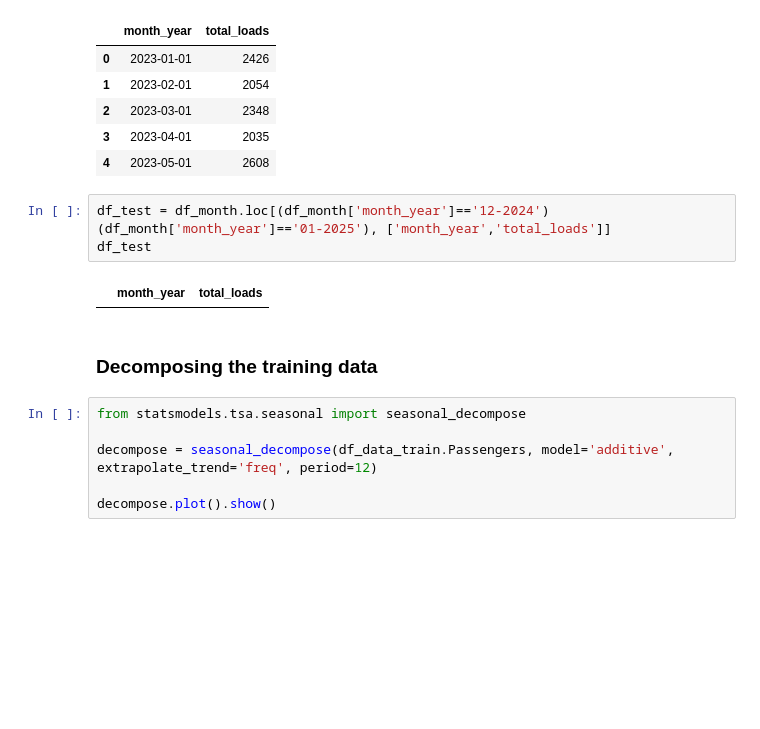
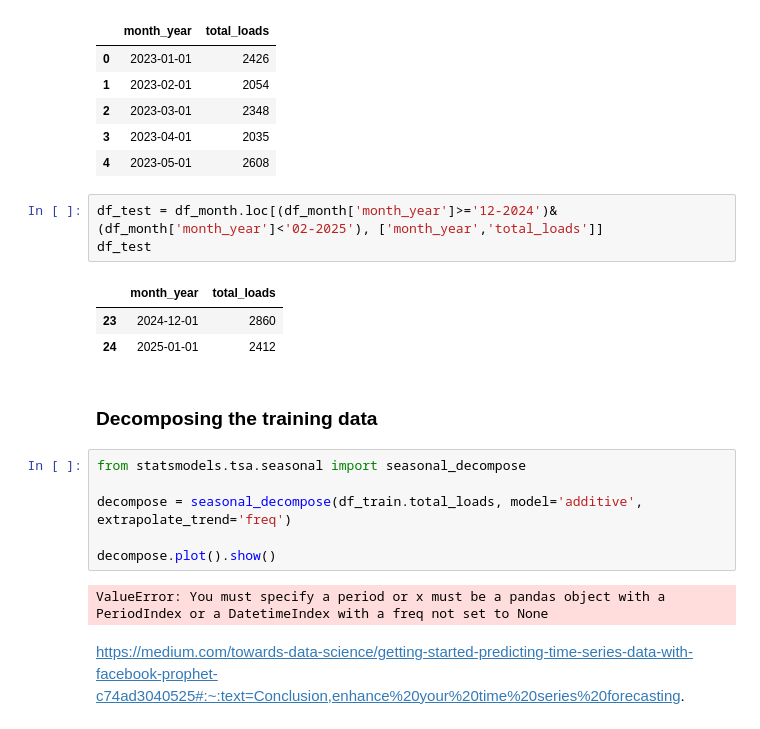
Before and after one commit to diogojfr/time_series_studies, a Jupyter notebook: Daily Loads.ipynb, the cells around one changed output. Cells and saved outputs as stored; diff of their text form; blank space fills up the shorter version.

```diff
--- a/Daily Loads.ipynb
+++ b/Daily Loads.ipynb
@@ -199,15 +200,21 @@ df_train.head()
 | 3 | 2023-04-01 | 2035 |
 | 4 | 2023-05-01 | 2608 |
 # %%
-df_test = df_month.loc[(df_month['month_year']=='12-2024')(df_month['month_year']=='01-2025'), ['month_year','total_loads']]
+df_test = df_month.loc[(df_month['month_year']>='12-2024')&(df_month['month_year']<'02-2025'), ['month_year','total_loads']]
 df_test
 # %% [output]
 |  | month_year | total_loads |
+| 23 | 2024-12-01 | 2860 |
+| 24 | 2025-01-01 | 2412 |
 # %% [markdown]
 ### Decomposing the training data
 # %%
 from statsmodels.tsa.seasonal import seasonal_decompose
 
-decompose = seasonal_decompose(df_data_train.Passengers, model='additive', extrapolate_trend='freq', period=12)
+decompose = seasonal_decompose(df_train.total_loads, model='additive', extrapolate_trend='freq')
 
 decompose.plot().show()
+# %% [output]
+ValueError: You must specify a period or x must be a pandas object with a PeriodIndex or a DatetimeIndex with a freq not set to None
+# %% [markdown]
+https://medium.com/towards-data-science/getting-started-predicting-time-series-data-with-facebook-prophet-c74ad3040525#:~:text=Conclusion,enhance%20your%20time%20series%20forecasting.
```
Also changed, not shown: parts of 1 cell of this notebook.
